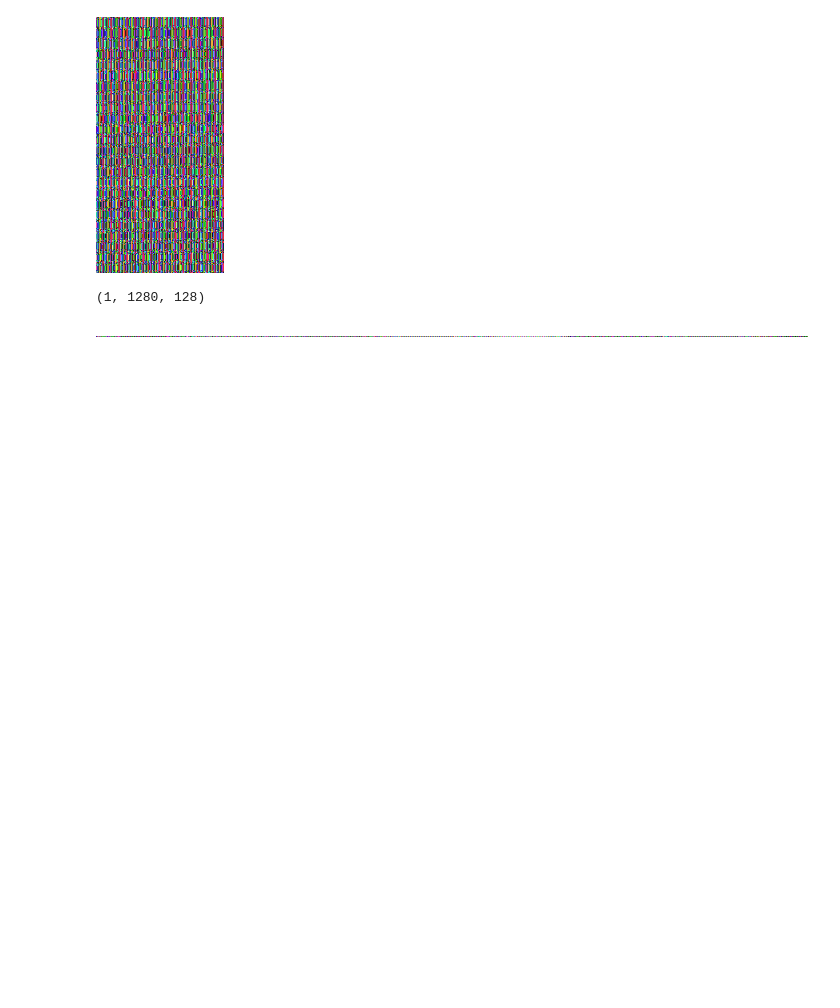
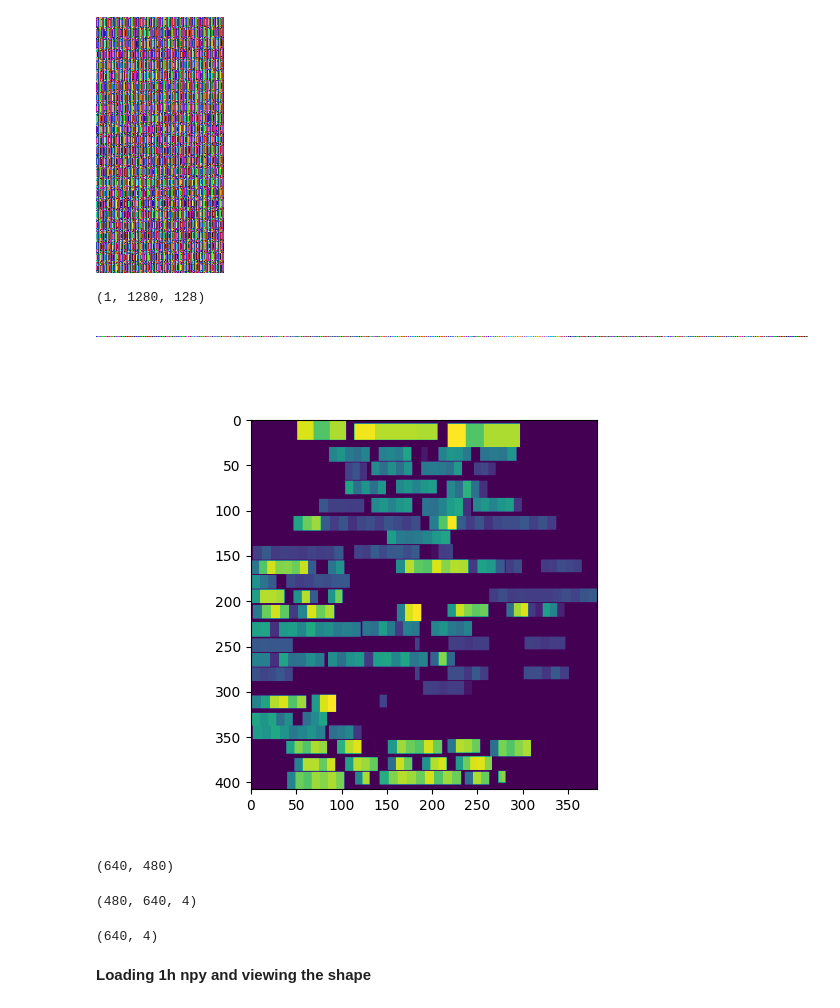
Before and after one commit to sangeetNSK/ChargridTF-GPU, a Jupyter notebook: Copy_of_ChargridTF.ipynb, the cells around one changed output. Drawn from its saved outputs; the diff is of its cells as text; code cells hidden in the pictures; blank space fills up the shorter version.

```diff
--- a/Copy_of_ChargridTF.ipynb
+++ b/Copy_of_ChargridTF.ipynb
@@ -741,3 +679,11 @@ PIL_image= Image.fromarray(data_new,"RGB")
 display(PIL_image)
 # %% [output]
 [figure]
+# %%
+from PIL import Image
+im = Image.open("/content/drive/MyDrive/ChargridTF/data/img_chargrids/001.png")
+display(im)
+im.size
+# %% [output]
+[figure, added]
+(640, 480)
@@ -743,0 +692,10 @@ display(PIL_image)
+# %%
+npy.shape
+# %% [output]
+(480, 640, 4)
+# %%
+npy[0].shape
+# %% [output]
+(640, 4)
+# %% [markdown]
+**Loading 1h npy and viewing the shape**
```
Also changed, not shown: parts of 72 cells of this notebook.
